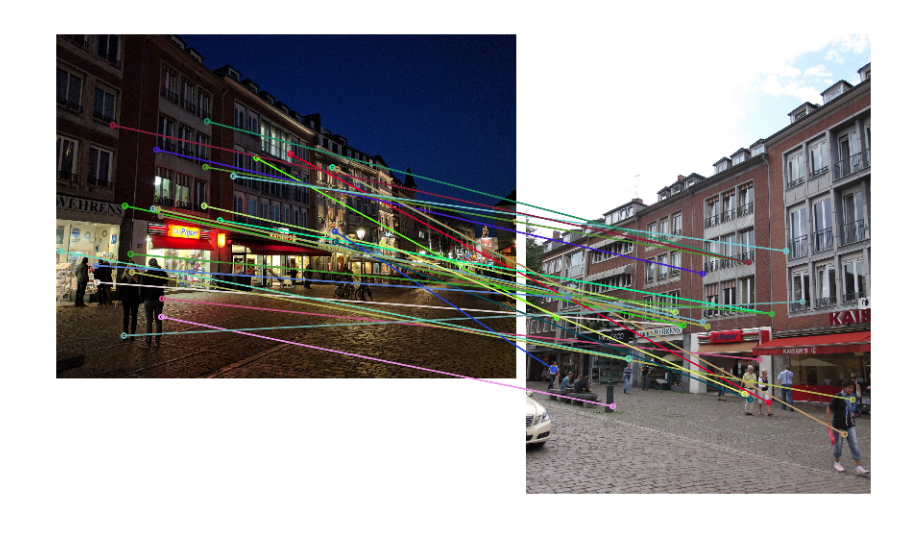
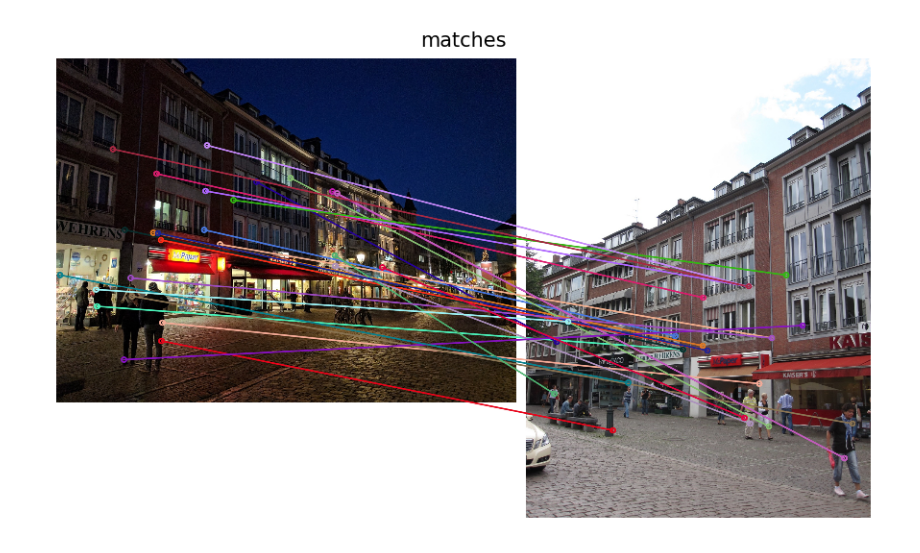
Before and after one commit to ethz-asl/hfnet, a Jupyter notebook: notebooks/demo.ipynb, the cells around one changed output. Drawn from its saved outputs; the diff is of its cells as text; code cells hidden in the pictures.

```diff
--- a/notebooks/demo.ipynb
+++ b/notebooks/demo.ipynb
@@ -48,7 +48,7 @@ class HFNet:
 # %%
 hfnet = HFNet(
     Path(EXPER_PATH, 'saved_models/hfnet-shared_weights-unc_aug-photo_lrsteps_inference'),
-    ['keypoints', 'scores', 'local_descriptors'])
+    ['keypoints', 'scores', 'local_descriptors', 'local_descriptor_map'])
 
 im_db = read_image('aachen/images_upright/db/1286.jpg')
 pred_db = hfnet.inference(im_db)
@@ -66,6 +72,7 @@ plot_images([draw_keypoints(im_db, pred_db['keypoints'], s=2, radius=4),
 matches, dist = matching(pred_query['local_descriptors'], pred_db['local_descriptors'], do_ratio_test=True)
 matches = matches[dist < 0.85]
 # %%
-plot_images([draw_matches(im_query, pred_query['keypoints'], im_db, pred_db['keypoints'], matches)], dpi=150)
+plot_images([draw_matches(im_query, pred_query['keypoints'], im_db, pred_db['keypoints'], matches)],
+            titles=['matches'], dpi=150)
 # %% [output]
-[figure, old version]
+[figure, new version]
```
Also changed, not shown: parts of 4 cells of this notebook, 1 other file.
